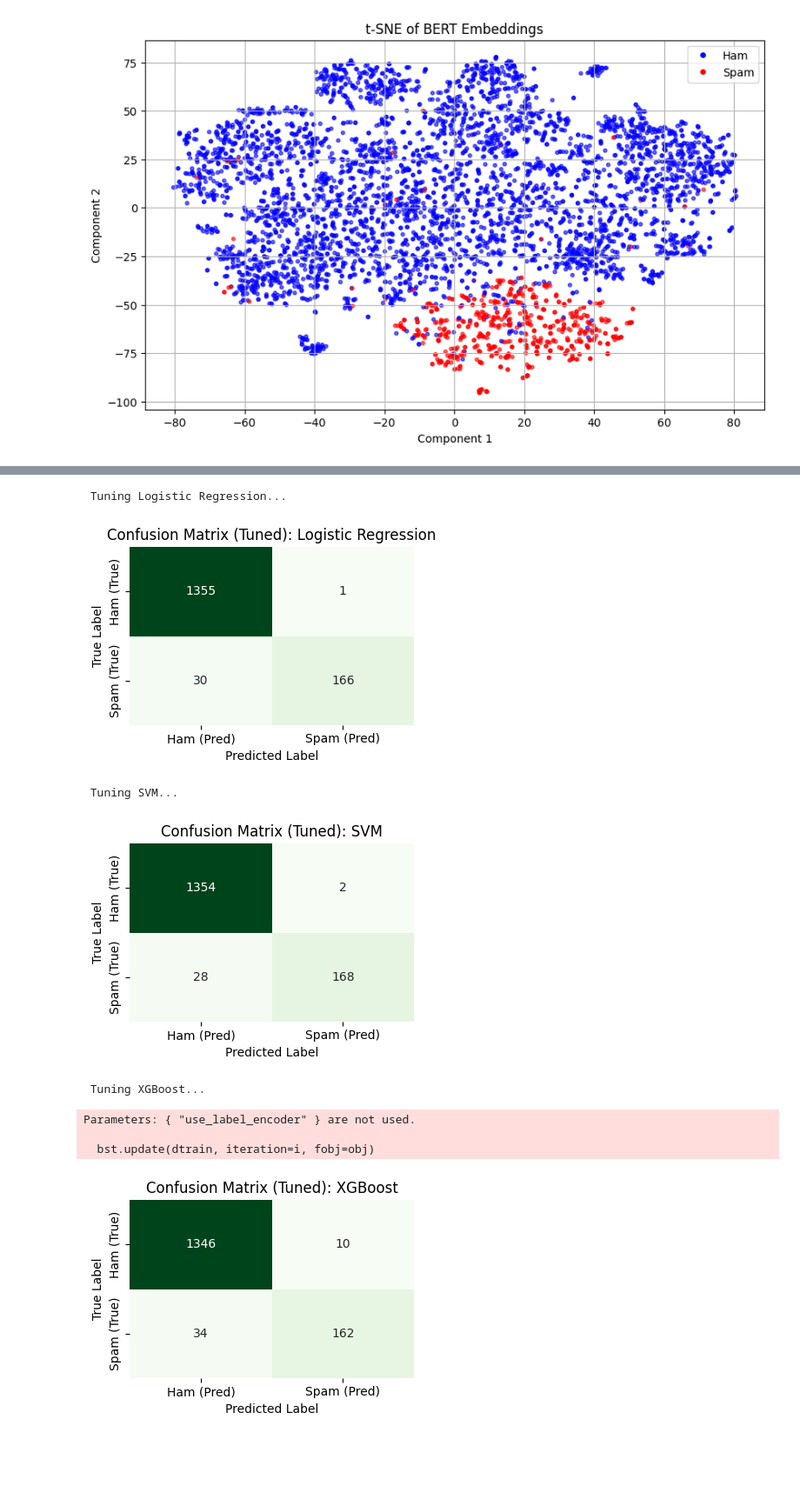
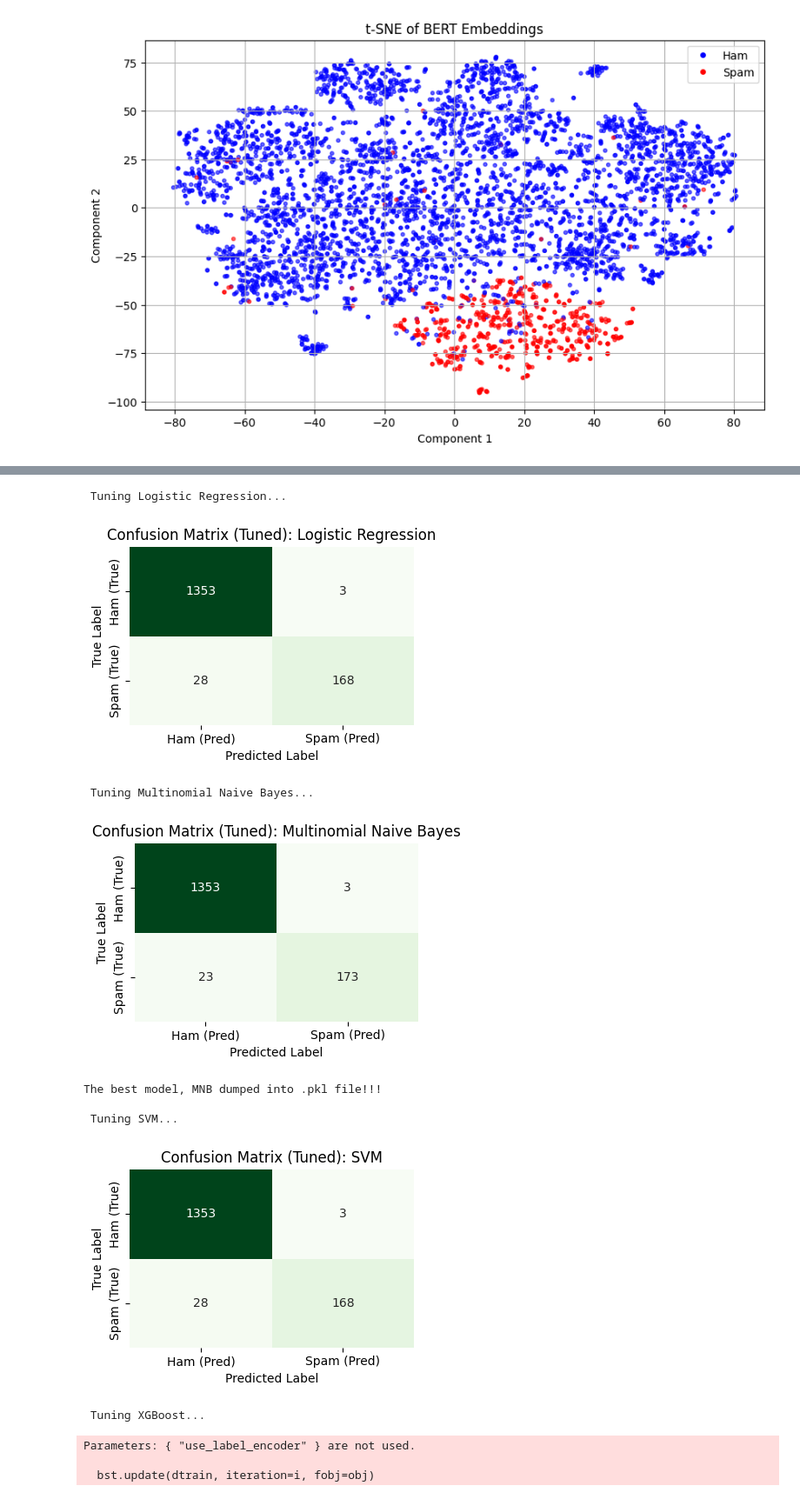
Before and after one commit to RichieMonkeyNinja/sms-spam, a Jupyter notebook: main_organized.ipynb, the cells around one changed output, grey strips where cells are left out. Shown at 87% size. Saved outputs shown, nothing was run; the diff lists cells and outputs as text; code cells hidden in the pictures; blank space fills up the shorter version.

```diff
--- a/main_organized.ipynb
+++ b/main_organized.ipynb
@@ -73,5 +91,18 @@ vectorizer = TfidfVectorizer(
     max_features=4000,          # Optional: reduce dimensionality
     sublinear_tf=True
 )
-X_tfidf = vectorizer.fit_transform(sms['sms'])
-joblib.dump(vectorizer, "tfidf_vectorizer.pkl")
+
+vectorizer_EDA = TfidfVectorizer(
+    lowercase=True,
+    stop_words='english',
+    ngram_range=(1, 2),         # Unigrams + Bigrams
+    max_df=0.9,
+    min_df=3,                   # Slightly lower to keep informative rare phrases
+    max_features=4000,          # Optional: reduce dimensionality
+    sublinear_tf=True
+)
+
+# We will proceed with vectorizer in this stage, but ONLY FOR EDA as we want to avoid data leakage and will only fit the vectorizer on the training data.
+# We will proceed with vectorizer fitting on training data in Modelling stage.
+
+X_tfidf_EDA = vectorizer_EDA.fit_transform(sms['sms_clean'])
@@ -326,8 +358,17 @@ from sklearn.model_selection import train_test_split, StratifiedKFold
 import torch
 
 # 70% Train, 30% Test (Set seed = 7001 (from WQD7001) for reproducible results)
-X_train_tfidf, X_test_tfidf, y_train, y_test = train_test_split(X_tfidf, y, test_size=0.3, random_state=7001, stratify=y)
+X_train, X_test, y_train, y_test = train_test_split(sms['sms_clean'], y, test_size=0.3, random_state=7001, stratify=y)
 X_train_bert, X_test_bert = train_test_split(X_bert, test_size=0.3, random_state=7001, stratify=y)
+
+# Fit on training data and transform
+X_train_tfidf = vectorizer.fit_transform(X_train)
+
+# Transform test data using the same vectorizer
+X_test_tfidf = vectorizer.transform(X_test)
+
+# Save the vectorizer for later use
+joblib.dump(vectorizer, "tfidf_vectorizer.pkl")
 
 # Set-up StratifiedKFold
 cv = StratifiedKFold(n_splits=5,
@@ -679,12 +720,12 @@ param_grid_tfidf = {
 }
 
 # Grid search and evaluation
-for name, model in models.items():
+for name, model in models_tfidf.items():
     print(f"\n Tuning {name}...")
 
     grid = GridSearchCV(
         model,
-        param_grid[name],
+        param_grid_tfidf[name],
         cv=cv,
         scoring='f1_macro',
         n_jobs=-1
@@ -698,40 +739,43 @@ for name, model in models.items():
     cm = confusion_matrix(y_test, best_preds)
     plt.figure(figsize=(4, 3))
     sns.heatmap(cm, annot=True, fmt='d', cmap='Greens', cbar=False,
                 xticklabels=['Ham (Pred)', 'Spam (Pred)'],
                 yticklabels=['Ham (True)', 'Spam (True)'])
     plt.title(f"Confusion Matrix (Tuned): {name}")
     plt.xlabel("Predicted Label")
     plt.ylabel("True Label")
     plt.tight_layout()
     plt.show()
 
     # Append to results
     results.append({
         "Model": name + " (TF-IDF Tuned)",
         "Accuracy": accuracy_score(y_test, best_preds),
         "Precision": precision_score(y_test, best_preds),
         "Recall": recall_score(y_test, best_preds),
         "F1 Score": f1_score(y_test, best_preds),
         "F1 Macro": f1_score(y_test, best_preds, average= 'macro' ),
         "ROC AUC": roc_auc_score(y_test, best_probs)
     })
 
-    if name == 'SVM':
-    joblib.dump(model, 'best_svm_model.pkl')
-    print('The best model, SVM dumped into .pkl file!!!')
+    if name == 'Multinomial Naive Bayes':
+        joblib.dump(model, 'best_mnb.pkl')
+        print('The best model, MNB dumped into .pkl file!!!')
 
 
 # Final display
 metrics_df = pd.DataFrame(results)
 display(metrics_df)
 # %% [output]
  Tuning Logistic Regression...
 [figure]
- Tuning SVM...
+ Tuning Multinomial Naive Bayes...
-[figure, old version]
+[figure, new version]
- Tuning XGBoost...
+The best model, MNB dumped into .pkl file!!!
+
+ Tuning SVM...
+[figure, new version]
-Parameters: { "use_label_encoder" } are not used.
-
-  bst.update(dtrain, iteration=i, fobj=obj)
+ Tuning XGBoost...
-[figure, old version]
+Parameters: { "use_label_encoder" } are not used.
+
+  bst.update(dtrain, iteration=i, fobj=obj)
```
Also changed, not shown: parts of 11 cells of this notebook.
